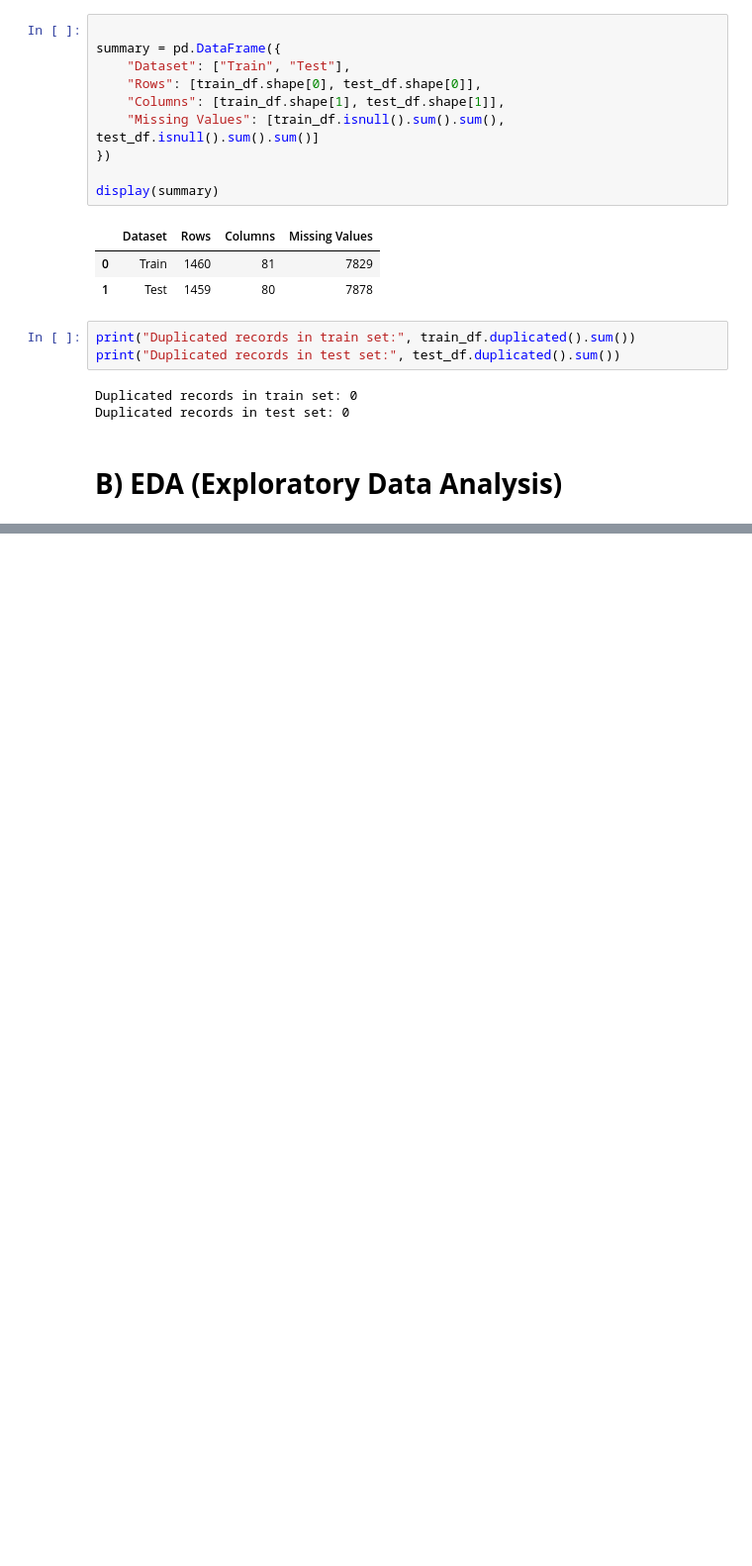
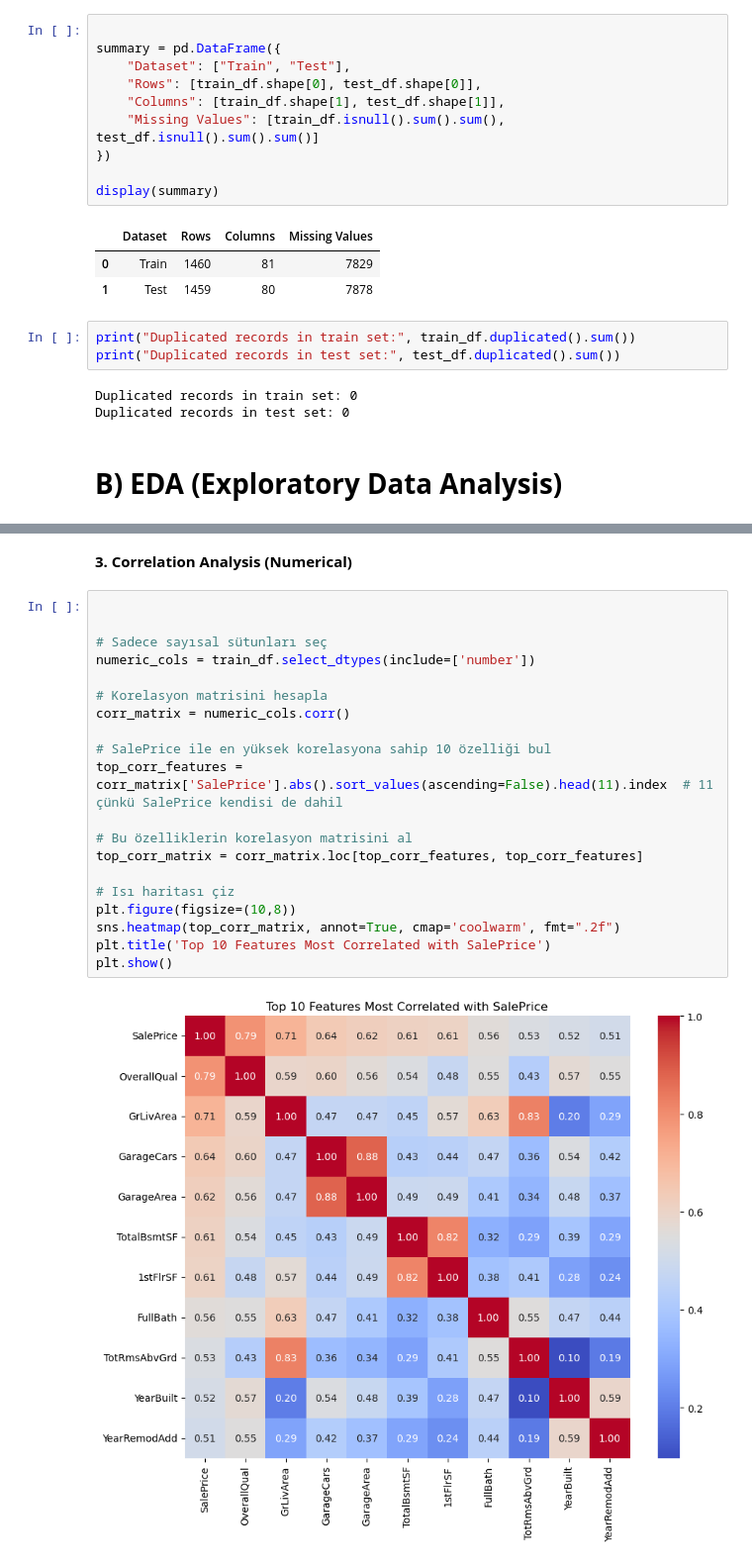
Before and after one commit to AbdullahMart/AI_Engineering_Week_3, a Jupyter notebook: Week3_HousePrices_Team1.ipynb, the cells around one changed output, grey strips where cells are left out. Shown at 99% size. Saved outputs shown, nothing was run; the diff lists cells and outputs as text; blank space fills up the shorter version.

```diff
--- a/Week3_HousePrices_Team1.ipynb
+++ b/Week3_HousePrices_Team1.ipynb
@@ -133,0 +212,24 @@ Duplicated records in test set: 0
+# %% [markdown]
+**3. Correlation Analysis (Numerical)**
+# %%
+
+
+# Sadece sayısal sütunları seç
+numeric_cols = train_df.select_dtypes(include=['number'])
+
+# Korelasyon matrisini hesapla
+corr_matrix = numeric_cols.corr()
+
+# SalePrice ile en yüksek korelasyona sahip 10 özelliği bul
+top_corr_features = corr_matrix['SalePrice'].abs().sort_values(ascending=False).head(11).index  # 11 çünkü SalePrice kendisi de dahil
+
+# Bu özelliklerin korelasyon matrisini al
+top_corr_matrix = corr_matrix.loc[top_corr_features, top_corr_features]
+
+# Isı haritası çiz
+plt.figure(figsize=(10,8))
+sns.heatmap(top_corr_matrix, annot=True, cmap='coolwarm', fmt=".2f")
+plt.title('Top 10 Features Most Correlated with SalePrice')
+plt.show()
+# %% [output]
+[figure, added]
```
Also changed, not shown: parts of 8 cells of this notebook.
